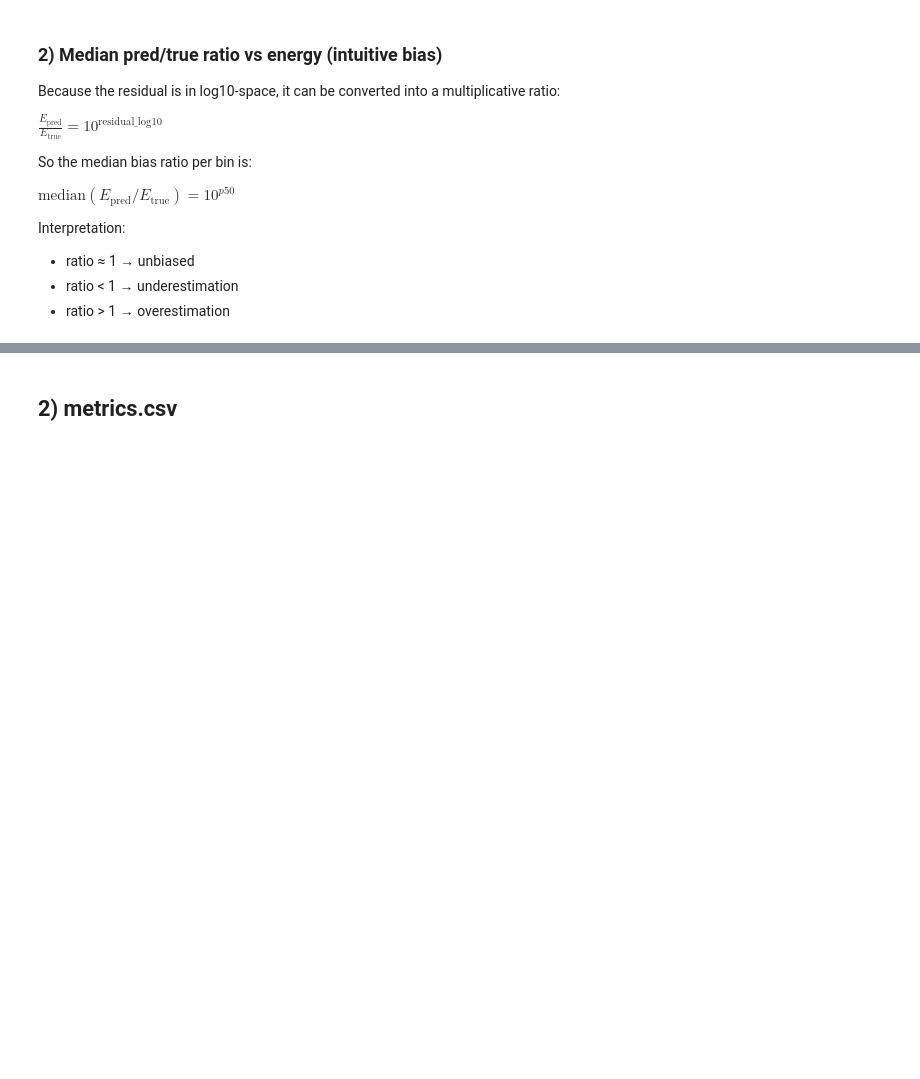
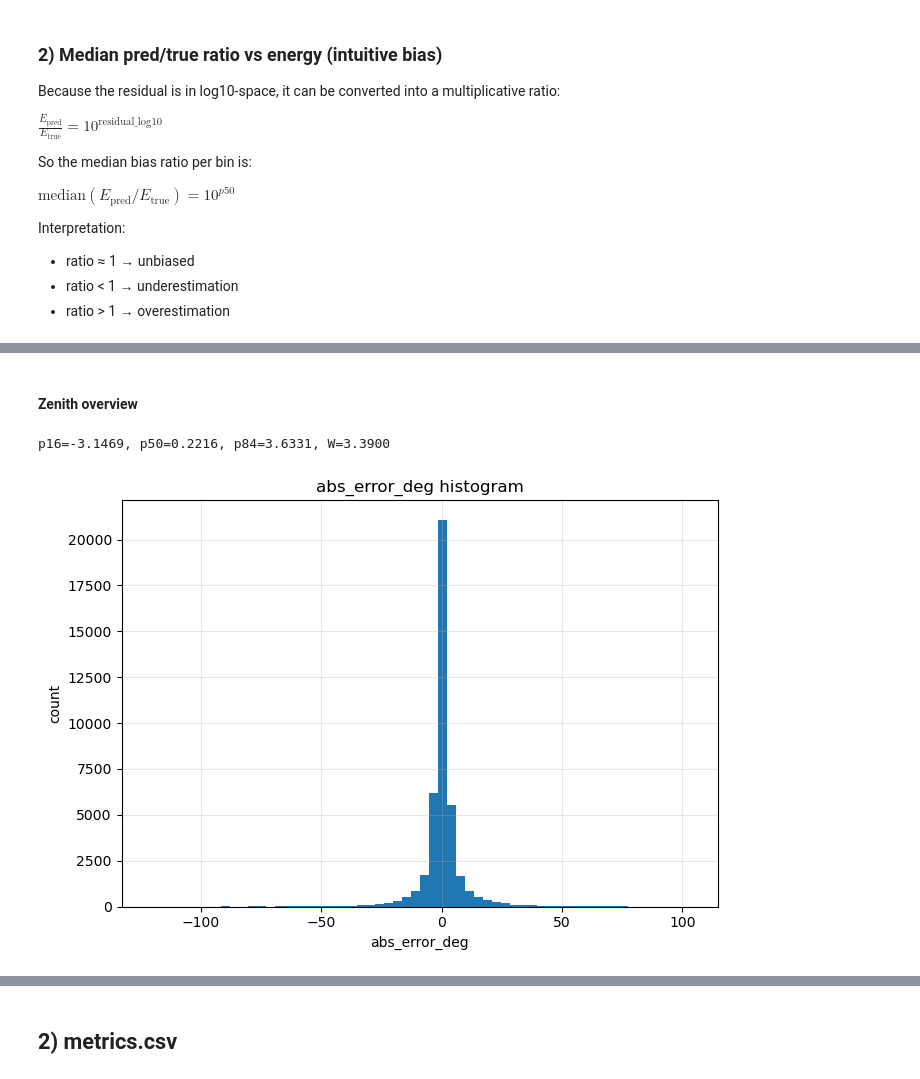
Before and after one commit to kubrabas/Graphnet-Applications, a Jupyter notebook: Training/Combined_EventPulseSeries_nonoise/initiative8/result_analysis_reordered.ipynb, the cells around one changed output, grey strips where cells are left out. Drawn from its saved outputs; the diff is of its cells as text; code cells hidden in the pictures; blank space fills up the shorter version.

```diff
--- a/Training/Combined_EventPulseSeries_nonoise/initiative8/result_analysis_reordered.ipynb
+++ b/Training/Combined_EventPulseSeries_nonoise/initiative8/result_analysis_reordered.ipynb
@@ -28,6 +19,14 @@ azimuth_test_predictions_path = Path("azimuth") / "test_predictions.csv"
 
 
 energy_metrics_path = Path("energy") / "metrics.csv"
+zenith_metrics_path = Path("zenith") / "metrics.csv"
+azimuth_metrics_path = Path("azimuth") / "metrics.csv"
+
+
+
+df_energy_test_predictions = pd.read_csv(energy_test_predictions_path)
+df_zenith_test_predictions = pd.read_csv(zenith_test_predictions_path)
+df_azimuth_test_predictions = pd.read_csv(azimuth_test_predictions_path)
 # %% [markdown]
 ## 1) test_predictions.csv
 # %% [markdown]
@@ -548,0 +577,24 @@ plt.show()
+# %% [markdown]
+#### Zenith overview
+# %%
+# ---- Energy: global W over the full test set ----
+r = df_zenith_test_predictions["residual_zenith_degree"].to_numpy(dtype=float)
+p16, p50, p84 = np.quantile(r, [0.16, 0.50, 0.84])
+W = (p84 - p16) / 2
+
+print(f"p16={p16:.4f}, p50={p50:.4f}, p84={p84:.4f}, W={W:.4f}")
+# %% [output]
+p16=-3.1469, p50=0.2216, p84=3.6331, W=3.3900
+# %%
+# ---- abs_error_deg histogram (full test set) ----
+
+plt.figure(figsize=(7, 5))
+plt.hist(r, bins=60)
+plt.xlabel("abs_error_deg")
+plt.ylabel("count")
+plt.title("abs_error_deg histogram")
+plt.grid(True, alpha=0.3)
+plt.tight_layout()
+plt.show()
+# %% [output]
+[figure, added]
```
Also changed, not shown: parts of 85 cells of this notebook, 1 other file.
